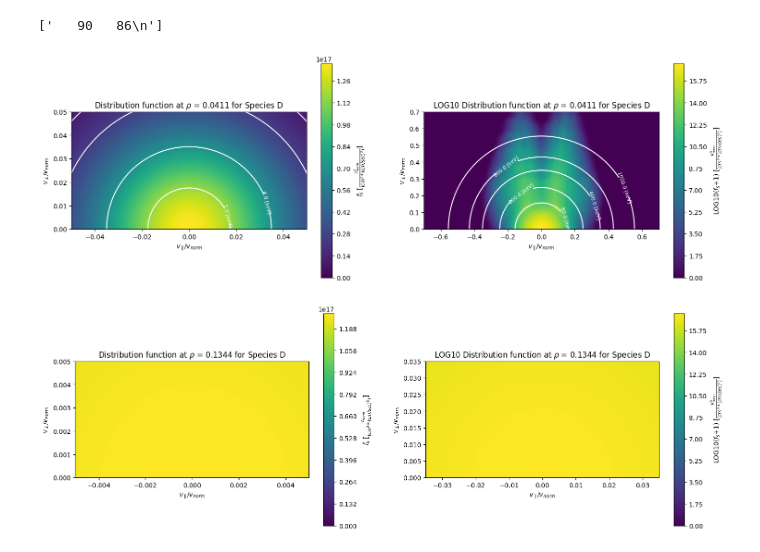
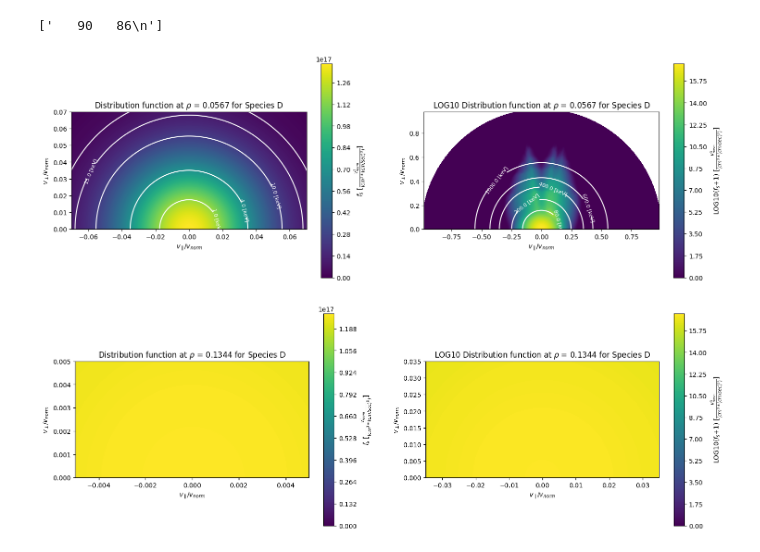
Before and after one commit to vandelij/aorsa_cql_mcgo_toolkit, a Jupyter notebook: cql3d_post_processing.ipynb, the cells around one changed output. Drawn from its saved outputs; the diff is of its cells as text; code cells hidden in the pictures.

```diff
--- a/cql3d_post_processing.ipynb
+++ b/cql3d_post_processing.ipynb
@@ -6,10 +6,10 @@ from utils.CQL3D_Analysis import CQL3D_Post_Process
 #%matplotlib notebook
 # %%
 eqdsk_file = "/home/jacobvandelindt/aorsa_cql_mcgo_toolkit/shots/147634/g147634.04525"
-cql3d_nc_file = "/home/jacobvandelindt/aorsa_cql_mcgo_toolkit/cql3d.nc"
-cql3d_nc_file = "/home/jacobvandelindt/aorsa_cql_mcgo_toolkit/test2.nc"
+#cql3d_nc_file = "/home/jacobvandelindt/aorsa_cql_mcgo_toolkit/cql3d.nc"
+cql3d_nc_file = "/home/jacobvandelindt/aorsa_cql_mcgo_toolkit/temp_files/cql3d_1.nc"
 #cql3d_nc_file = "/home/jacobvandelindt/aorsa_cql_mcgo_toolkit/iterations_scripts/cql3d_p.nc"
-cql3d_nc_file = "/home/jacobvandelindt/aorsa_cql_mcgo_toolkit/iterations_scripts/cql3d_bbp.nc"
+#cql3d_nc_file = "/home/jacobvandelindt/aorsa_cql_mcgo_toolkit/iterations_scripts/cql3d_bbp.nc"
 cql3d_krf_nc_file = "/home/jacobvandelindt/aorsa_cql_mcgo_toolkit/cql3d_krf001.nc"
 cqlin_file = "/home/jacobvandelindt/aorsa_cql_mcgo_toolkit/shots/147634/cqlinput"
 
@@ -23,21 +23,21 @@ cql_pp = CQL3D_Post_Process(
 # %% [output]
 ['   90   86\n']
 # %%
-rho_index = 2
+rho_index = 3
 
 cql_pp.plot_species_distribution_function_at_rho(
     gen_species_index=0,
     rho_index=rho_index,
     figsize=(18, 6),
     cmap="viridis",
-    v_norm_over_v_max=0.05,
+    v_norm_over_v_max=0.07,
     log_scale_axis_multiple=14,
     energy_levels_linear=[1, 4, 10, 15, 20],
     energy_levels_log=[80, 200, 400, 600, 1000],
     energy_color="white",
 )
 # %% [output]
-[figure, old version]
+[figure, new version]
 # %%
 # compare to interpolated near here
 cql_pp.plot_species_distribution_function_at_rho(
```
Also changed, not shown: 4 other files.
